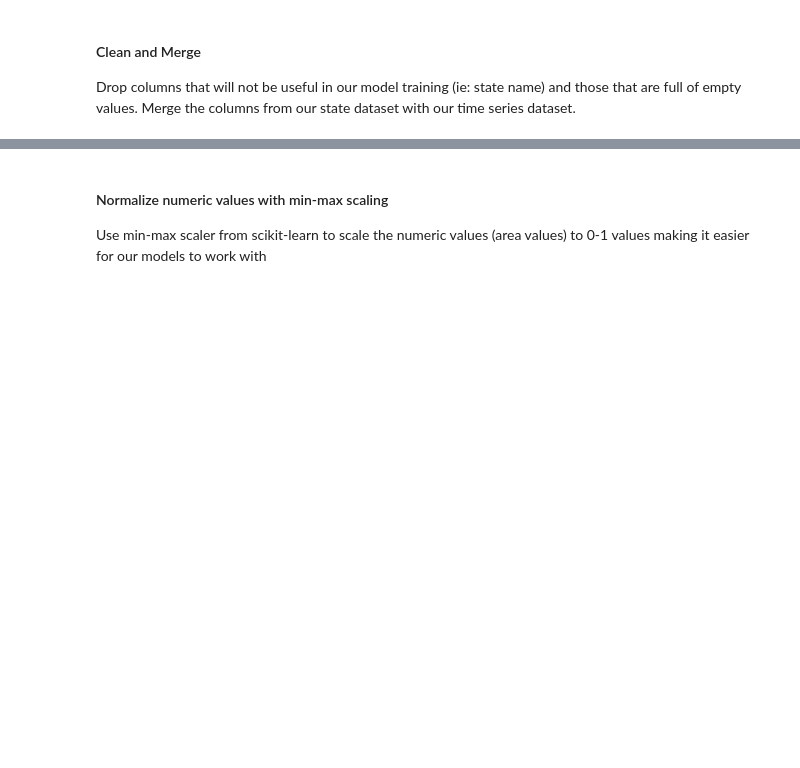
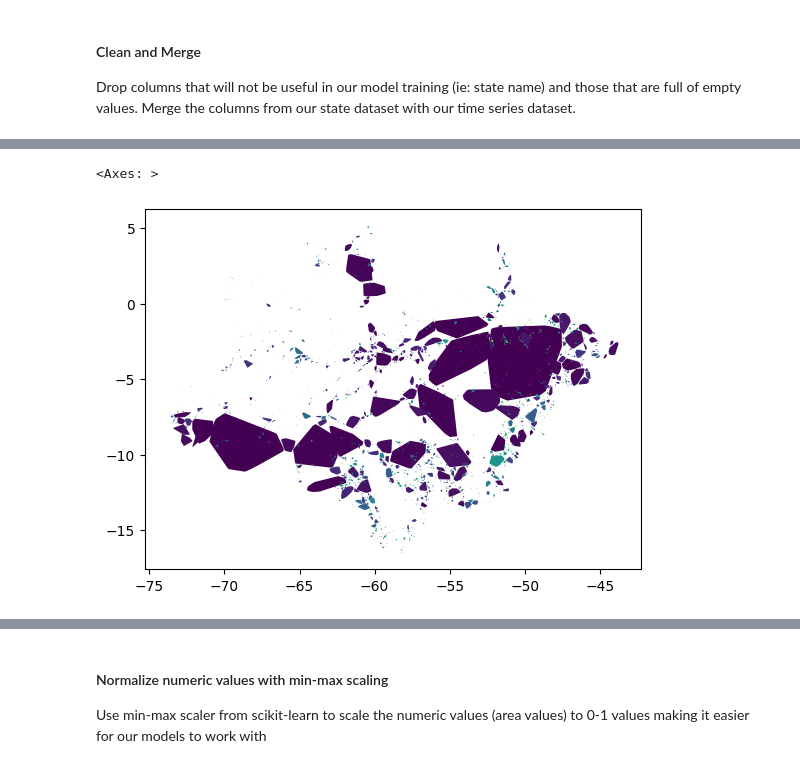
Before and after one commit to t4ai/amazon-deforestation-forecasting, a Jupyter notebook: amazon-deforestation-forecasting.ipynb, the cells around one changed output, grey strips where cells are left out. Cells and saved outputs as stored; diff of their text form; code cells hidden in the pictures; blank space fills up the shorter version.

```diff
--- a/amazon-deforestation-forecasting.ipynb
+++ b/amazon-deforestation-forecasting.ipynb
@@ -445,0 +565,7 @@ yearly_deforestation_merged.sample(5)
+# %%
+# get convex hul of all clusters
+chdf = yearly_deforestation_merged_geo.dissolve("cluster").convex_hull.reset_index().set_geometry(0)
+# %%
+# remove non cluster areas
+chdf = chdf[chdf['cluster'] != -1]
+chdf = chdf[chdf['area'] > 0]
@@ -445,0 +588,6 @@ yearly_deforestation_merged.sample(5)
+# %%
+#plot to visualize
+chdf.plot(column='cluster')
+# %% [output]
+<Axes: >
+[figure, added]
```
Also changed, not shown: parts of 77 cells of this notebook.
